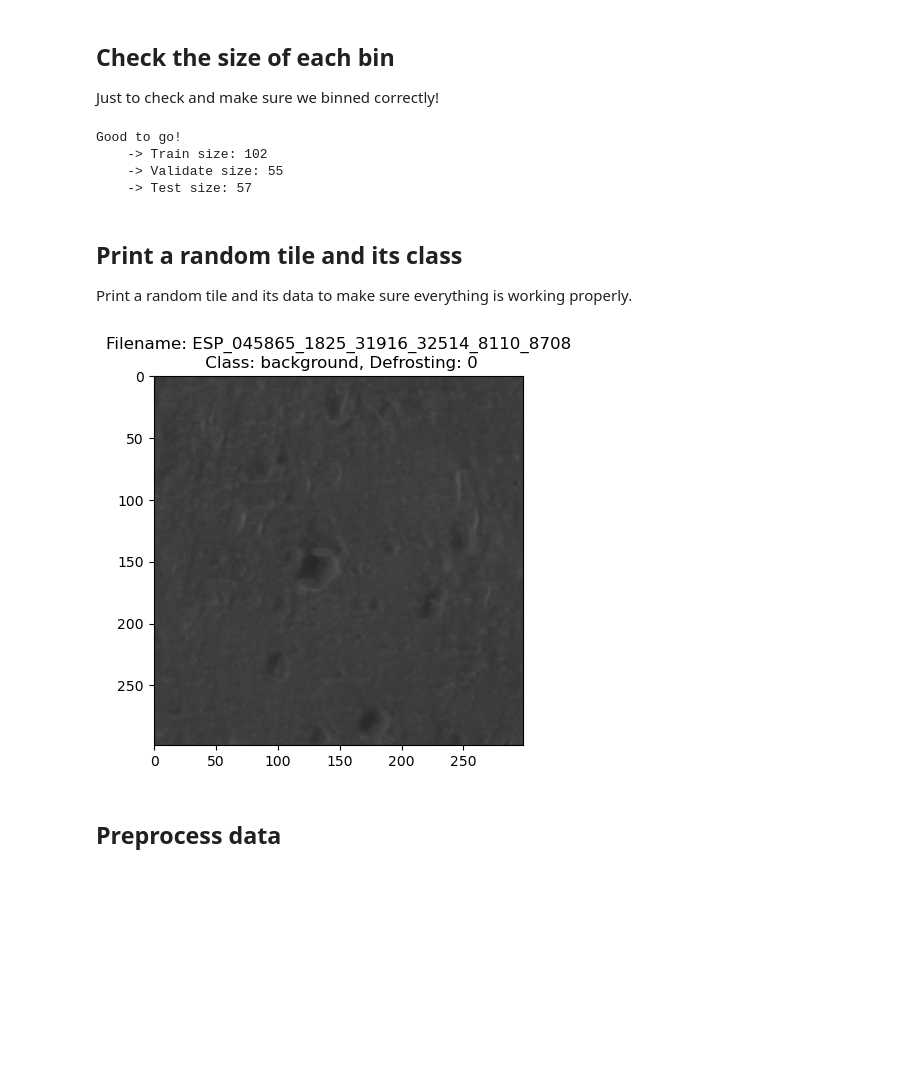
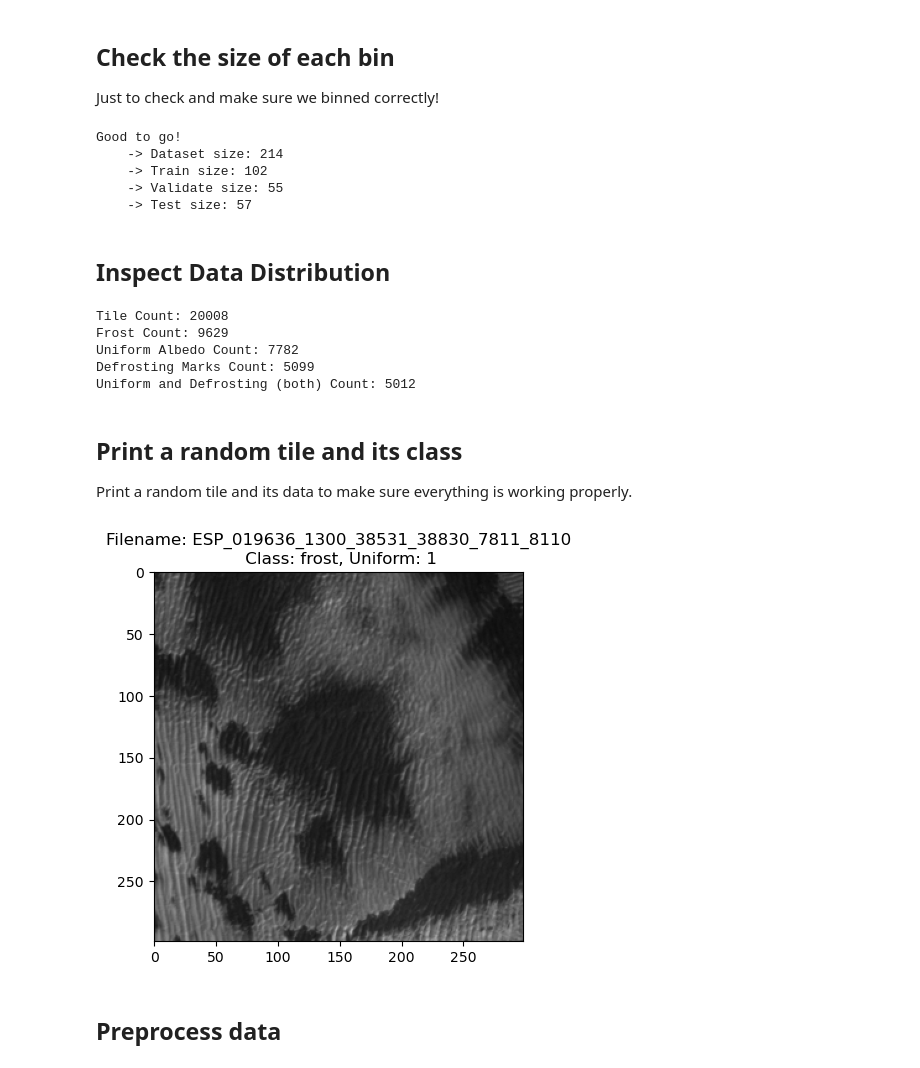
Before and after one commit to strongs20/MartianFrostML, a Jupyter notebook: binary_fine_tune.ipynb, the cells around one changed output. Saved outputs shown, nothing was run; the diff lists cells and outputs as text; code cells hidden in the pictures; blank space fills up the shorter version.

```diff
--- a/binary_fine_tune.ipynb
+++ b/binary_fine_tune.ipynb
@@ -64,12 +63,12 @@ from skimage import io, color
 # modified this function to pair a tile with its label
 
 limit_tiles_per_img = True
-tile_limit = 100
+tile_limit = 50
 
 # define the cutoff hyperparameter
 cutoff = 0.5
 
-def load_images(dir_path):
+def load_images(dir_path, isTrain = False):
 
     tile_dir = dir_path / Path('tiles')
     images = {'file': dir_path.stem, 'class': '', 'tiles': []}
@@ -83,6 +82,7 @@ def load_images(dir_path):
                 # Extract the image class label from the filepath. This (and additional) info is also in the label jsons
                 image_class = Path(root).stem
                 contains_defrosting = 0
+                contains_uniform = 0
 
                 if images['class'] == '':
                     images['class'] = image_class
@@ -100,17 +100,29 @@ def load_images(dir_path):
 
                 for annotation in label_json["annotations"]:
                     for context in annotation['frost_context']:
+                        mult = 0
+                        # can adjust confidence weights in the future and compute averages
+                        if annotation['confidence'] == "high_90" or annotation['confidence'] == "medium_70_89":
+                            mult = 1
                         if context == "defrosting_marks":
-                            contains_defrosting = 1
+                            contains_defrosting += mult
+                        if context == "uniform_albedo":
+                            contains_uniform += mult
+
+                if image_class == 'frost':
+                    if contains_defrosting > 0:
+                        contains_defrosting = 1
+                    if contains_uniform > 0:
+                        contains_uniform = 1
 
                 combined_entry = {"tile": img,
-                                  "data": label_json,
                                   "class": image_class,
                                   "defrosting": contains_defrosting,
+                                  "uniform_albedo": contains_uniform,
                                   "file": file.stem}
 
                 images['tiles'].append(combined_entry)
-    if limit_tiles_per_img:
+    if limit_tiles_per_img and isTrain:
         img_tiles = images['tiles']
         lim = min(tile_limit, len(img_tiles))
         tiles_lim = np.random.choice(img_tiles, lim, replace=False)
@@ -120,6 +132,7 @@ def load_images(dir_path):
 ## Split the data into train/val/test
 Make use of load_images above and bin the data properly. It will bin according to the txt files imported above.
 # %%
+all_data = []
 train_data = []
 validate_data = []
 test_data = []
@@ -128,11 +141,17 @@ for subdir in tqdm(subdirs, desc='Creating Dataset as Numpy array'):
     full_path = data_head_dir / subdir
     for i in range(len(train_ids)):
         if train_ids[i] in str(full_path):
-            train_data.append(load_images(full_path))
+            lidata = load_images(full_path, True)
+            train_data.append(lidata)
+            all_data.append(lidata)
     for j in range(len(validate_ids)):
         if validate_ids[j] in str(full_path):
-            validate_data.append(load_images(full_path))
+            lidata = load_images(full_path)
+            validate_data.append(lidata)
+            all_data.append(lidata)
     for k in range(len(test_ids)):
         if test_ids[k] in str(full_path):
-            test_data.append(load_images(full_path))
+            lidata = load_images(full_path)
+            test_data.append(lidata)
+            all_data.append(lidata)
 # %% [output]
@@ -141,49 +160,81 @@ for subdir in tqdm(subdirs, desc='Creating Dataset as Numpy array'):
 ## Check the size of each bin
 Just to check and make sure we binned correctly!
 # %%
-if (len(train_data) + len(validate_data) + len(test_data)) != 214:
+if (len(train_data) + len(validate_data) + len(test_data)) != len(all_data):
     print("Error: Data not loaded and/or binned correctly")
 else:
     print("Good to go!")
     # print all lengths, and the amount with frost/background class
+    print(f"    -> Dataset size: {len(all_data)}")
     print(f"    -> Train size: {len(train_data)}")
     print(f"    -> Validate size: {len(validate_data)}")
     print(
         f"    -> Test size: {len(test_data)}")
 # %% [output]
 Good to go!
+    -> Dataset size: 214
     -> Train size: 102
     -> Validate size: 55
     -> Test size: 57
+# %% [markdown]
+## Inspect Data Distribution
+# %%
+ua_count = 0
+de_count = 0
+both_count = 0
+f_count = 0
+t_count = 0
+
+for image in all_data:
+    for tile in image['tiles']:
+        t_count += 1
+        de_count += tile['defrosting']
+        ua_count += tile['uniform_albedo']
+        if tile['defrosting'] == 1 and tile['uniform_albedo'] == 1:
+            both_count += 1
+        if image['class'] == 'frost':
+            f_count += 1
+
+print(f"Tile Count: {t_count}")
+print(f"Frost Count: {f_count}")
+print(f"Uniform Albedo Count: {ua_count}")
+print(f"Defrosting Marks Count: {de_count}")
+print(f"Uniform and Defrosting (both) Count: {both_count}")
+# %% [output]
+Tile Count: 20008
+Frost Count: 9629
+Uniform Albedo Count: 7782
+Defrosting Marks Count: 5099
+Uniform and Defrosting (both) Count: 5012
 # %% [markdown]
 ## Print a random tile and its class
 Print a random tile and its data to make sure everything is working properly.
 # %%
 import matplotlib.pyplot as plt
 import random
 
 def display_random_image_and_json(some_data):
     # Pick a random image that has frost
     idx = random.choice(range(len(some_data)))
     tile_i = random.choice(range(len(some_data[idx]['tiles'])))
     img_dict = some_data[idx]['tiles'][tile_i]
 
     img = img_dict['tile']
 
     # Plot the image
     fig, ax = plt.subplots()
     ax.imshow(img)
 
     # Set the title
     ax.set_title(
-        f"Filename: {img_dict['file']}\n Class: {img_dict['class']}, Defrosting: {img_dict['defrosting']}")
+        f"Filename: {img_dict['file']}\n Class: {img_dict['class']}, Uniform: {img_dict['uniform_albedo']}")
 
     plt.show()
 
 
-display_random_image_and_json(train_data)
+display_random_image_and_json(all_data)
 # %% [output]
-[figure, old version]
+[figure, new version]
 # %% [markdown]
 ## Preprocess data
 # %% [markdown]
```
Also changed, not shown: parts of 20 cells of this notebook, 2 other files.
